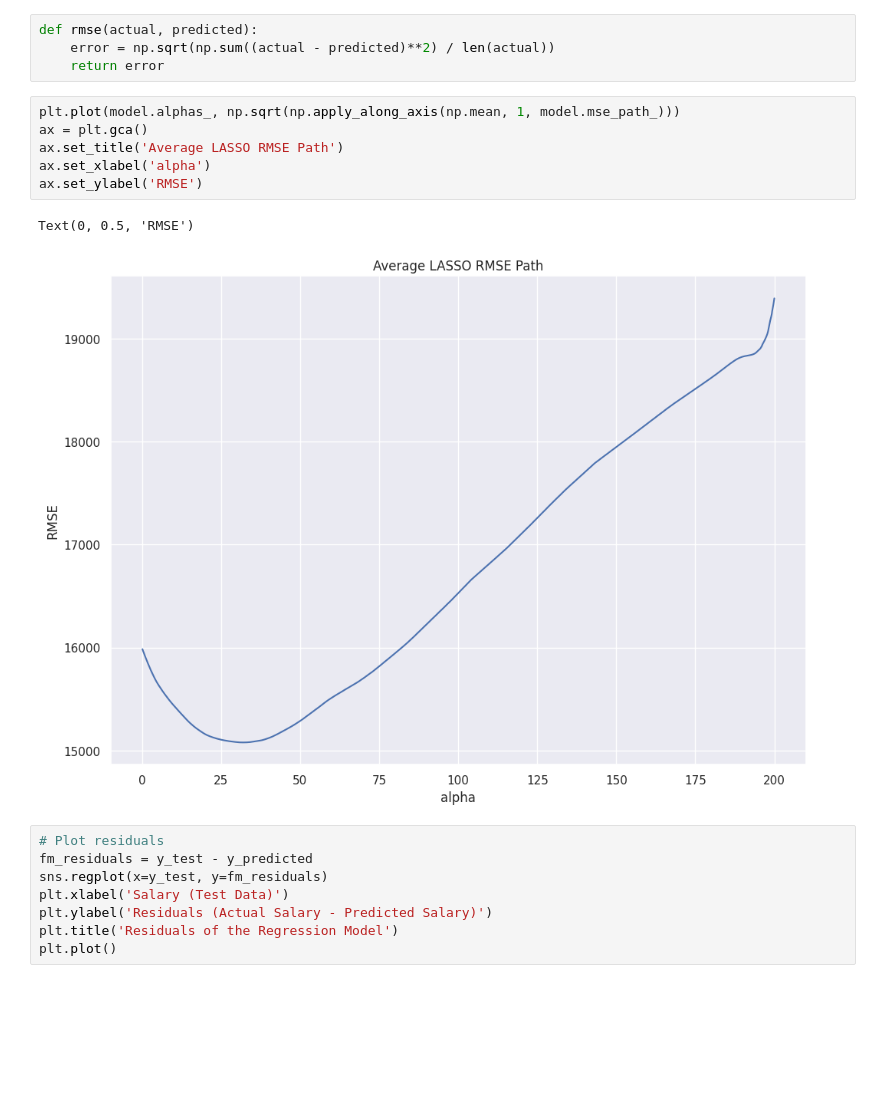
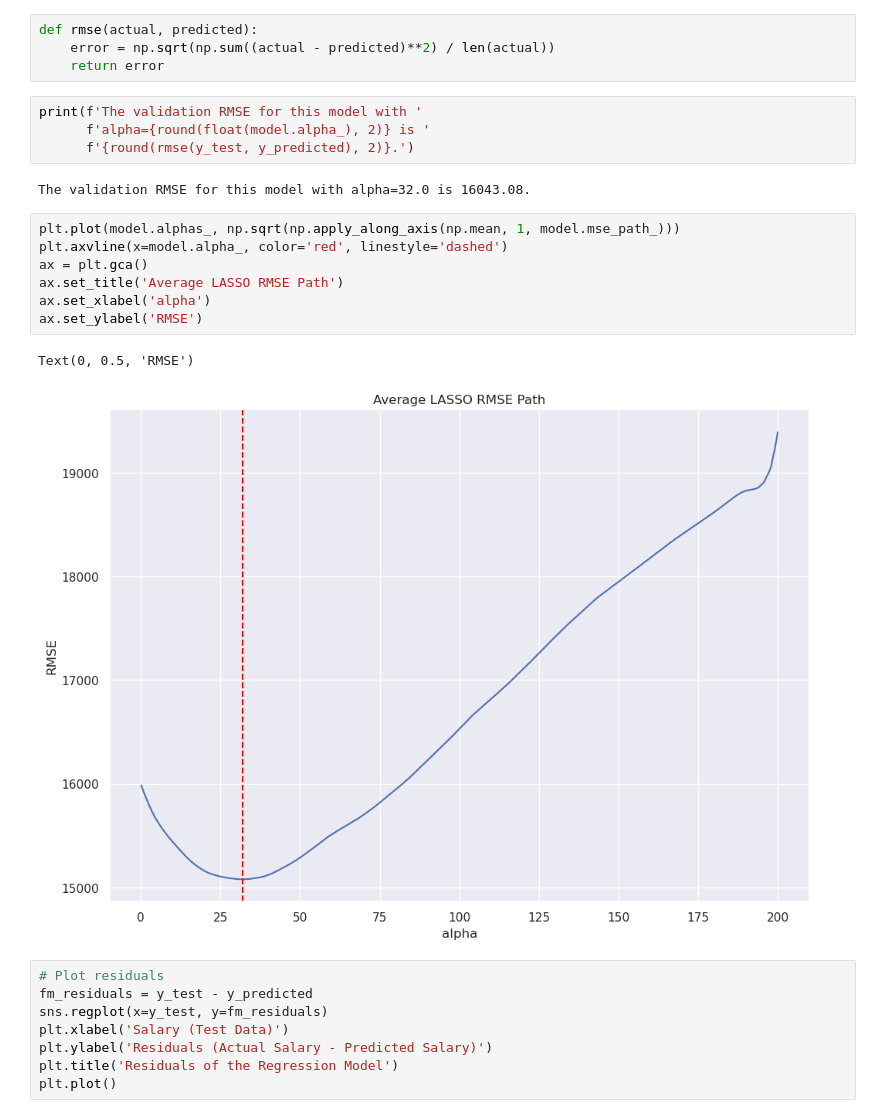
Before and after one commit to trav-d13/Data-Science-Job-Market-Analysis, a Jupyter notebook: eda.ipynb, the cells around one changed output. Drawn from its saved outputs; the diff is of its cells as text; blank space fills up the shorter version.

Commit message:
Display RMSE and optimal alpha

```diff
--- a/eda.ipynb
+++ b/eda.ipynb
@@ -342,15 +342,22 @@ y_predicted = model.predict(X_test).astype(float)
 def rmse(actual, predicted):
     error = np.sqrt(np.sum((actual - predicted)**2) / len(actual))
     return error
+# %%
+print(f'The validation RMSE for this model with '
+      f'alpha={round(float(model.alpha_), 2)} is '
+      f'{round(rmse(y_test, y_predicted), 2)}.')
+# %% [output]
+The validation RMSE for this model with alpha=32.0 is 16043.08.
 # %%
 plt.plot(model.alphas_, np.sqrt(np.apply_along_axis(np.mean, 1, model.mse_path_)))
+plt.axvline(x=model.alpha_, color='red', linestyle='dashed')
 ax = plt.gca()
 ax.set_title('Average LASSO RMSE Path')
 ax.set_xlabel('alpha')
 ax.set_ylabel('RMSE')
 # %% [output]
 Text(0, 0.5, 'RMSE')
-[figure, old version]
+[figure, new version]
 # %%
 # Plot residuals
 fm_residuals = y_test - y_predicted
```
Also changed, not shown: parts of 2 cells of this notebook.
